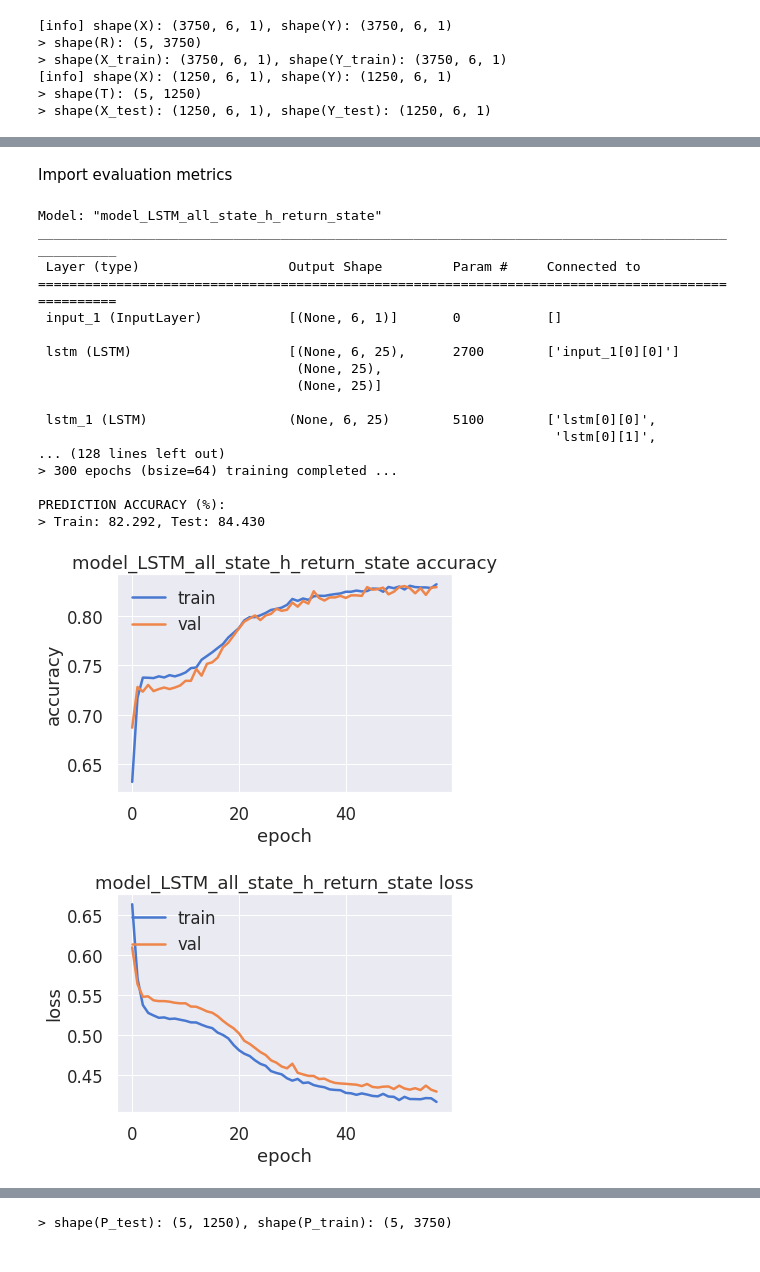
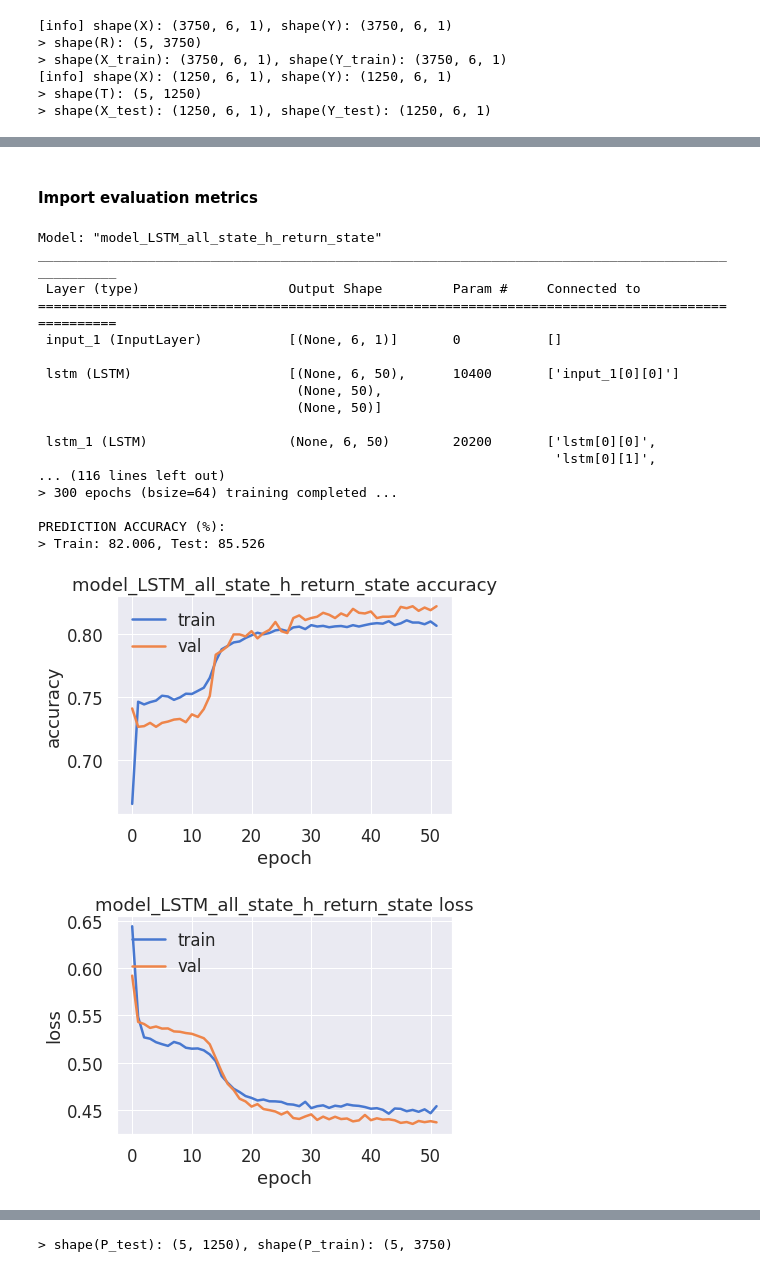
Before and after one commit to pleiadian53/cf_ensemble, a Jupyter notebook: Demo-CF-Stacking-part5.ipynb, the cells around one changed output, grey strips where cells are left out. Cells and saved outputs as stored; diff of their text form; code cells hidden in the pictures.

Commit message:
updates on demo 5 + combiner + model evaluation

```diff
--- a/Demo-CF-Stacking-part5.ipynb
+++ b/Demo-CF-Stacking-part5.ipynb
@@ -359,6 +395,6 @@ print(Po[:, i][:, None])
  [0]
  [1]]
 # %% [markdown]
-Import evaluation metrics
+#### Import evaluation metrics
 # %%
 # from keras import metrics
@@ -385,7 +421,9 @@ method = 'lstm' # Options: 'lstm', 'attention' (encoder-decoder), ...
 
 epochs = 300
 batch_size = 64
-patience = 20
+patience = 50
+dropout = 0.2
+
 n_users = R.shape[0]
 
 loss_fn = bce = tf.keras.losses.BinaryCrossentropy()
@@ -396,10 +434,12 @@ loss_fn = bce = tf.keras.losses.BinaryCrossentropy()
 if method == 'lstm':
     model_seq = smodel.get_stacked_lstm(n_users if not include_label else n_users+1, # n_users+1: '+1' to include the class labels in the last row)
                                         n_features=1,
-                                        n_units=n_users*5, # number of LSTM cells
+                                        n_units=n_users*10, # number of LSTM cells
                                         loss=loss_fn,
                                         activation='sigmoid',
                                         optimizer=keras.optimizers.Adam(lr=1e-3),
+                                        # output_bias= initial_bias,
+                                        dropout=dropout,
                                         metrics=metrics,
                                         verbose=1)
 
@@ -412,41 +452,41 @@ else:   # Use attention model only when dealing with a large ensemble (slower to
 
     start_token = [0]
     model_seq = smodel.get_attention_encoder_decoder_model(
                                             n_timesteps= n_users if not include_label else n_users+1, # n_users (+ 1 to include the class labels in the last row)
                                             n_features=1,
                                             n_units=n_users*4,  # number of LSTM cells
 
                                             batch_size=batch_size,
 
                                             loss=loss_fn,
                                             activation='sigmoid',
                                             optimizer=keras.optimizers.Adam(lr=1e-3), # Options: 'adams', 'rmsprop',
                                             metrics=metrics,
 
                                             input_encoding='none',
                                             start_token=start_token, verbose=0)
 
     history = smodel.train_test(model_seq, X_train, Y_train, X_test, Y_test, batch_size=batch_size, epochs=epochs, verbose=1)
 # %% [output]
 Model: "model_LSTM_all_state_h_return_state"
 __________________________________________________________________________________________________
  Layer (type)                   Output Shape         Param #     Connected to
 ==================================================================================================
  input_1 (InputLayer)           [(None, 6, 1)]       0           []
 
- lstm (LSTM)                    [(None, 6, 25),      2700        ['input_1[0][0]']
-                                 (None, 25),
-                                 (None, 25)]
+ lstm (LSTM)                    [(None, 6, 50),      10400       ['input_1[0][0]']
+                                 (None, 50),
+                                 (None, 50)]
 
- lstm_1 (LSTM)                  (None, 6, 25)        5100        ['lstm[0][0]',
+ lstm_1 (LSTM)                  (None, 6, 50)        20200       ['lstm[0][0]',
                                                                   'lstm[0][1]',
-... (128 lines left out)
+... (116 lines left out)
 > 300 epochs (bsize=64) training completed ...
 
 PREDICTION ACCURACY (%):
-> Train: 82.292, Test: 84.430
+> Train: 82.006, Test: 85.526
-[figure, old version]
+[figure, new version]
-[figure, old version]
+[figure, new version]
 # %%
 # Evaluating the model on the test set
 
```
Also changed, not shown: parts of 40 cells of this notebook, 11 other files.
